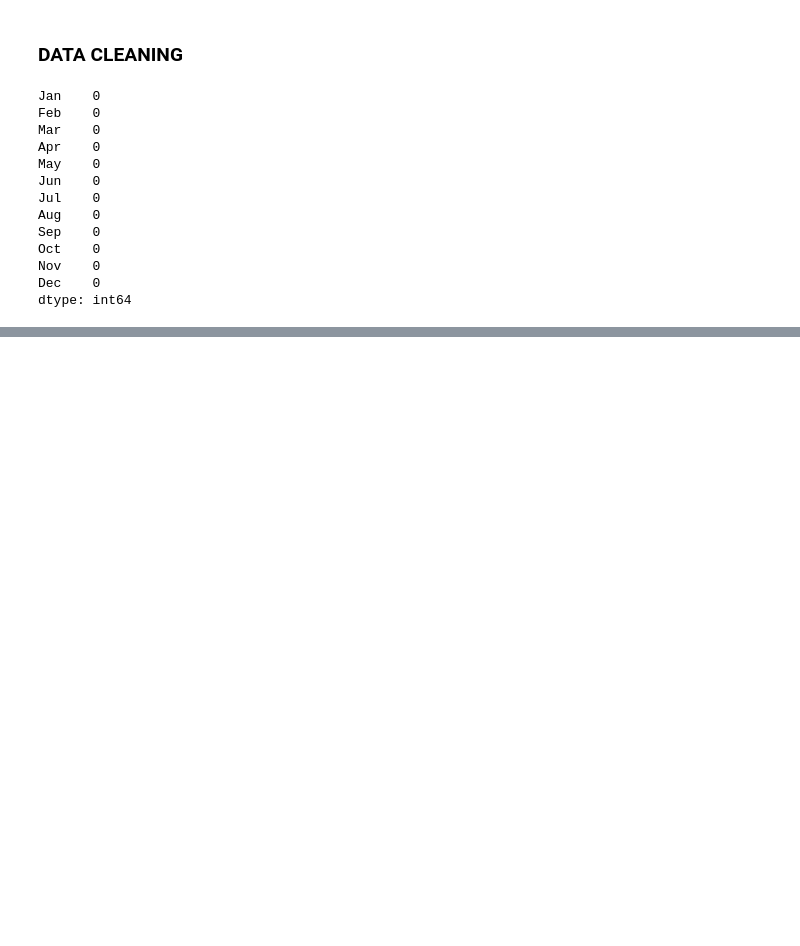
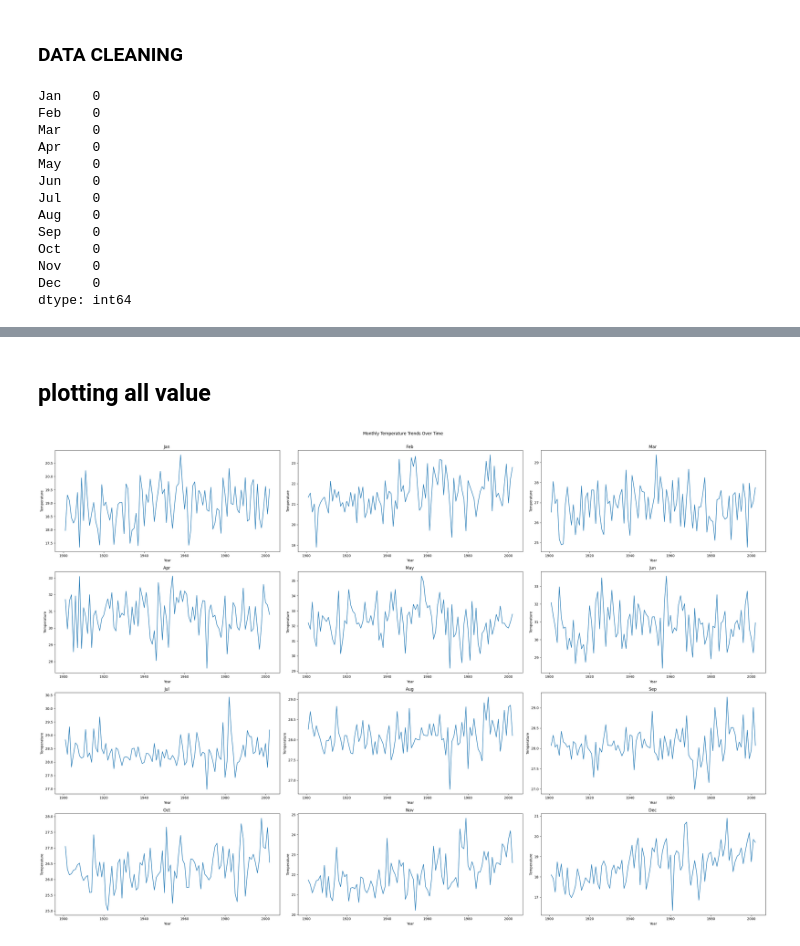
Before and after one commit to subharadhe1234/weather_forecasting, a Jupyter notebook: Notebooks/main.ipynb, the cells around one changed output, grey strips where cells are left out. Saved outputs shown, nothing was run; the diff lists cells and outputs as text; code cells hidden in the pictures; blank space fills up the shorter version.

```diff
--- a/Notebooks/main.ipynb
+++ b/Notebooks/main.ipynb
@@ -45,0 +71,28 @@ dtype: int64
+# %% [markdown]
+## plotting all value
+# %%
+import matplotlib.pyplot as plt
+%matplotlib inline
+
+
+# plotting figure function
+def plt_figures(df,title=""):
+
+    plt.figure(figsize=(30,20))
+    for i,month in enumerate(df.columns):
+        plt.subplot(4,3,i+1)
+        plt.plot(df[month])
+        plt.title(f"{month} {title}")
+        plt.xlabel('Year')
+        plt.ylabel('Temperature')
+        plt.tight_layout()
+
+
+    plt.suptitle('Monthly Temperature Trends Over Time',y=1.02)
+
+    plt.show()
+# %%
+# plot figute
+plt_figures(df)
+# %% [output]
+[figure, added]
```
Also changed, not shown: parts of 37 cells of this notebook, 2 other files.
